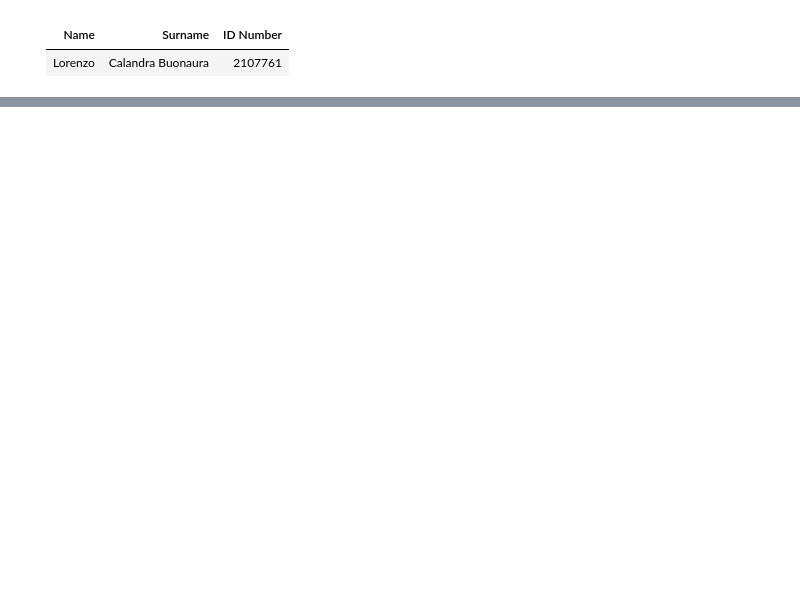
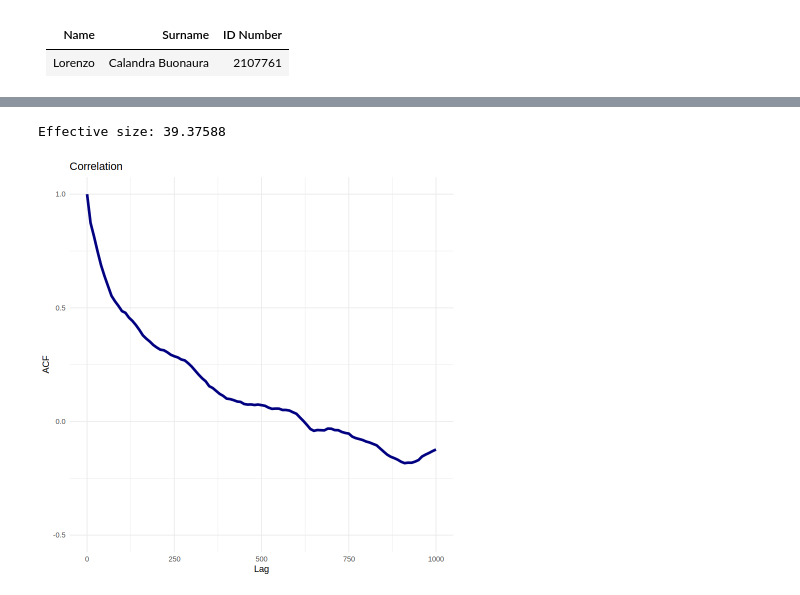
Before and after one commit to Kallo27/Advanced_statistics, a Jupyter notebook: Lab05/CalandraBuonaura_LorenzoRlab05.ipynb, the cells around one changed output, grey strips where cells are left out. Saved outputs shown, nothing was run; the diff lists cells and outputs as text; code cells hidden in the pictures; blank space fills up the shorter version.

```diff
--- a/Lab05/CalandraBuonaura_LorenzoRlab05.ipynb
+++ b/Lab05/CalandraBuonaura_LorenzoRlab05.ipynb
@@ -361,0 +95,17 @@ ggplot(p_df, aes(x = step, y = probability, color = box)) +
+# %%
+chain_1 <- as.mcmc(out$value)
+lags <- seq(0, 1000, 10)
+ACF <- autocorr(chain_1, lags = lags) # nolinter
+
+ggplot(data = data.frame(lags, ACF), aes(x = lags, y = ACF)) +
+  geom_line(color = "navy", linewidth = 1.5) +
+  labs(title = "Correlation",
+       x = "Lag",
+       y = "ACF") +
+  ylim(-0.5, 1) +
+  theme_minimal()
+
+cat("Effective size:", effectiveSize(chain_1))
+# %% [output]
+Effective size: 39.37588
+[figure, added]
```
Also changed, not shown: parts of 34 cells of this notebook.
